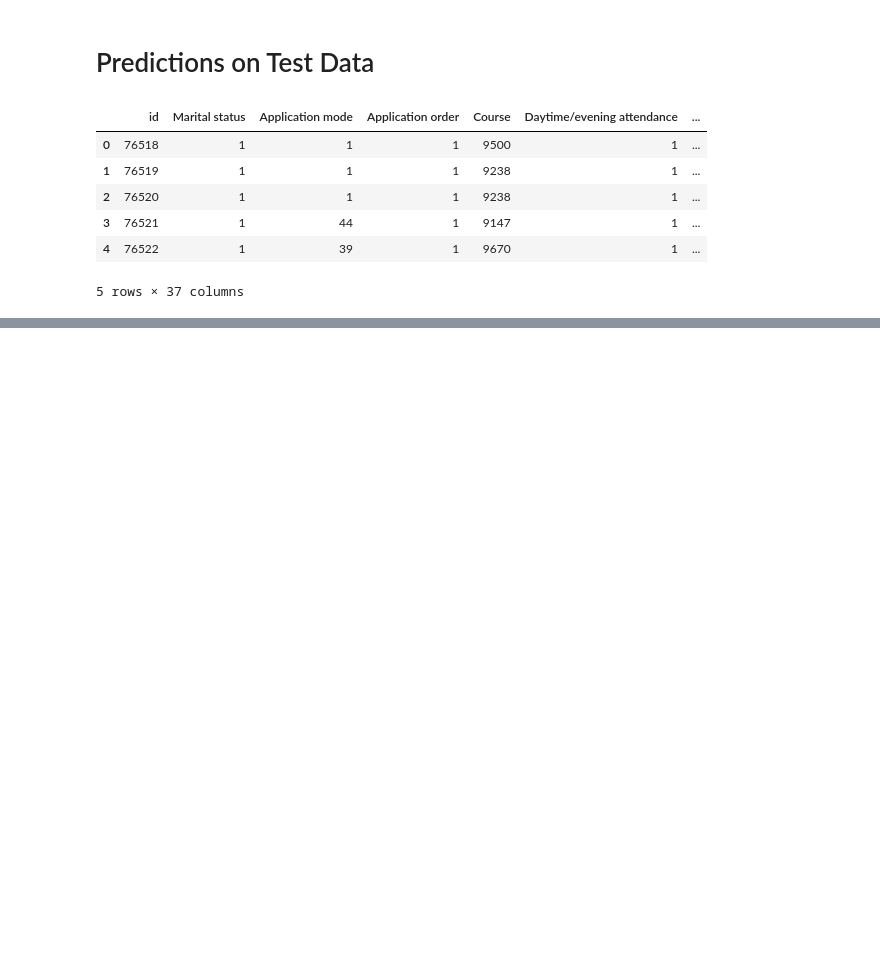
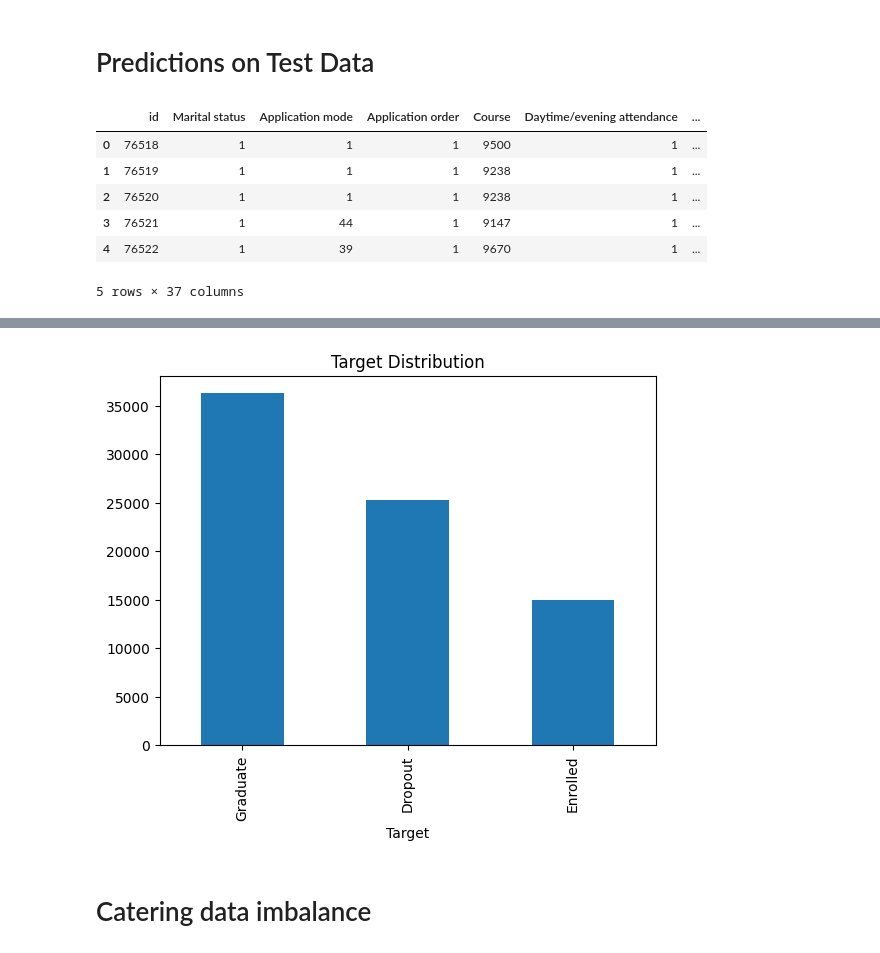
Before and after one commit to fatimaazfar/Kaggle-Competition-Solutions, a Jupyter notebook: Classification with an Academic Success Dataset/code/solution.ipynb, the cells around one changed output, grey strips where cells are left out. Drawn from its saved outputs; the diff is of its cells as text; code cells hidden in the pictures; blank space fills up the shorter version.

```diff
--- a/Classification with an Academic Success Dataset/code/solution.ipynb
+++ b/Classification with an Academic Success Dataset/code/solution.ipynb
@@ -387,0 +446,8 @@ prediction_results.to_csv('predictions.csv', index=False)
+# %%
+df['Target'].value_counts().plot(kind='bar')
+plt.title('Target Distribution')
+plt.show()
+# %% [output]
+[figure, added]
+# %% [markdown]
+# Catering data imbalance
```
Also changed, not shown: parts of 12 cells of this notebook, 4 other files.
